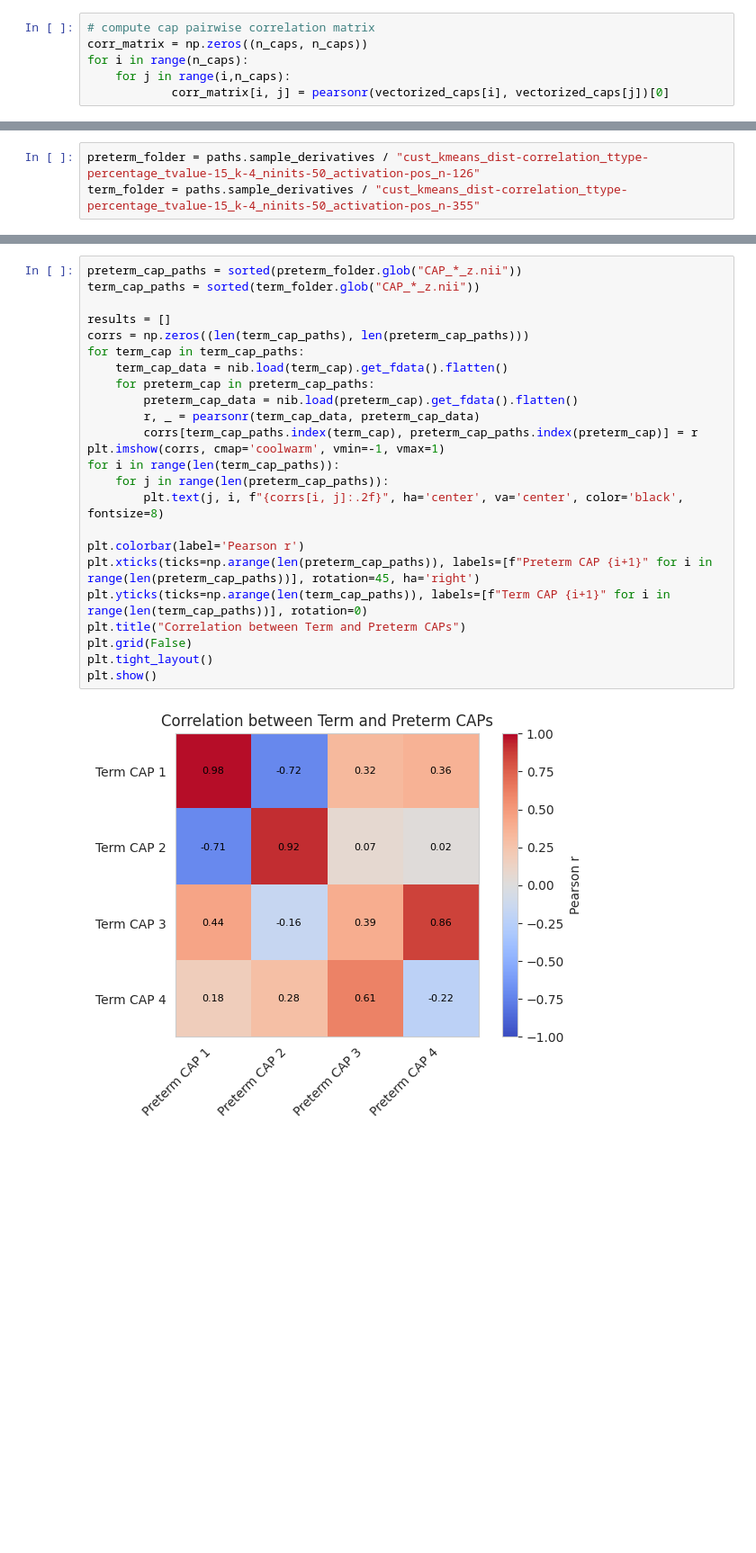
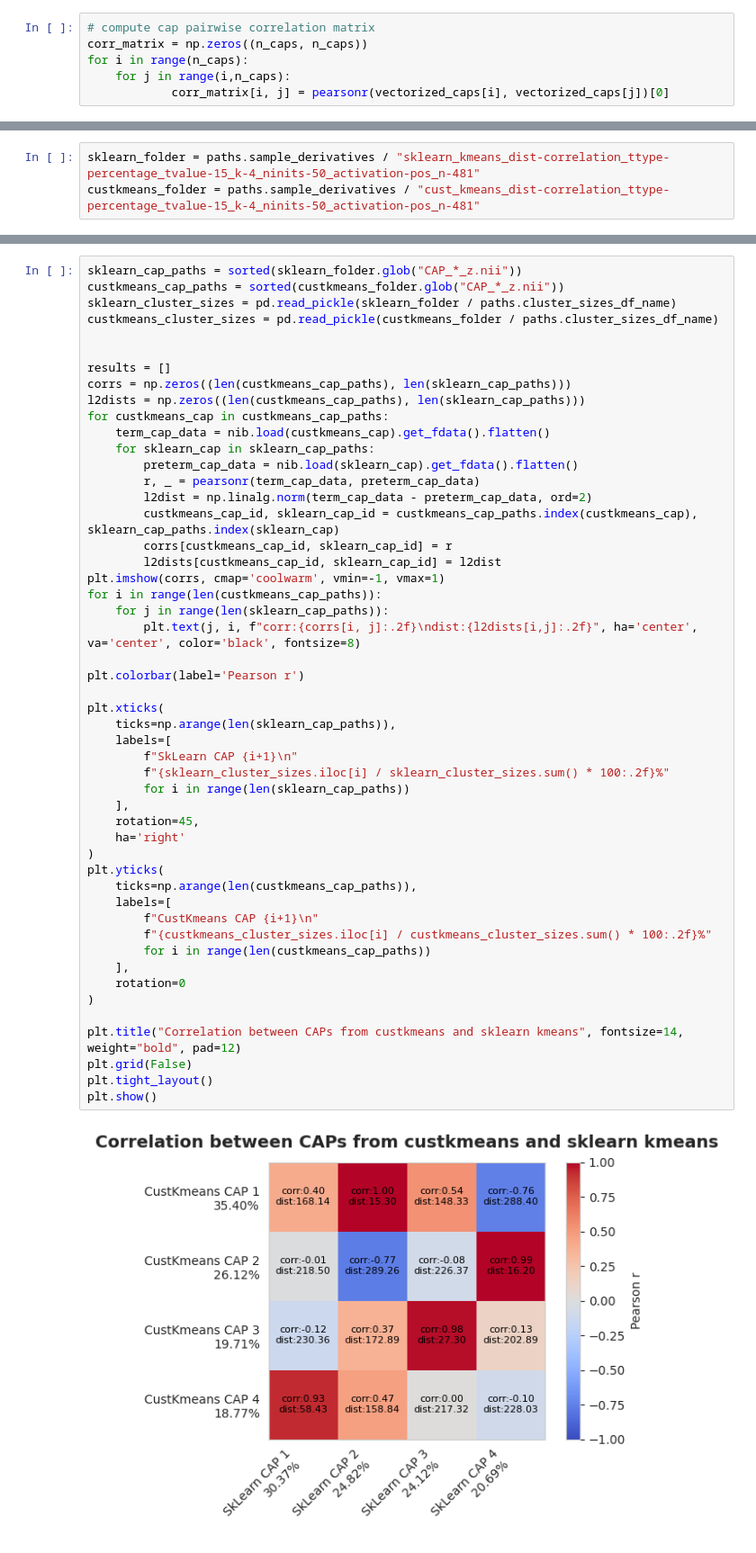
Before and after one commit to seb2o/devCAPs, a Jupyter notebook: src/compare_caps.ipynb, the cells around one changed output, grey strips where cells are left out. Shown at 90% size. Cells and saved outputs as stored; diff of their text form; blank space fills up the shorter version.

Commit message:
compare sklearn cap with l2 normalized samples with cust kmeans dist correlation

```diff
--- a/src/compare_caps.ipynb
+++ b/src/compare_caps.ipynb
@@ -60,5 +60,5 @@ plt.show()
 # %% [output]
 [figure]
 # %%
-preterm_folder = paths.sample_derivatives / "cust_kmeans_dist-correlation_ttype-percentage_tvalue-15_k-4_ninits-50_activation-pos_n-126"
-term_folder = paths.sample_derivatives / "cust_kmeans_dist-correlation_ttype-percentage_tvalue-15_k-4_ninits-50_activation-pos_n-355"
+sklearn_folder = paths.sample_derivatives / "sklearn_kmeans_dist-correlation_ttype-percentage_tvalue-15_k-4_ninits-50_activation-pos_n-481"
+custkmeans_folder = paths.sample_derivatives / "cust_kmeans_dist-correlation_ttype-percentage_tvalue-15_k-4_ninits-50_activation-pos_n-481"
@@ -95,29 +65,55 @@ CAP_04_z.nii vs CAP_04_z.nii: Pearson r = -0.2193, p-value = 0.0000e+00
 # %%
-preterm_cap_paths = sorted(preterm_folder.glob("CAP_*_z.nii"))
-term_cap_paths = sorted(term_folder.glob("CAP_*_z.nii"))
+sklearn_cap_paths = sorted(sklearn_folder.glob("CAP_*_z.nii"))
+custkmeans_cap_paths = sorted(custkmeans_folder.glob("CAP_*_z.nii"))
+sklearn_cluster_sizes = pd.read_pickle(sklearn_folder / paths.cluster_sizes_df_name)
+custkmeans_cluster_sizes = pd.read_pickle(custkmeans_folder / paths.cluster_sizes_df_name)
+
 
 results = []
-corrs = np.zeros((len(term_cap_paths), len(preterm_cap_paths)))
-for term_cap in term_cap_paths:
-    term_cap_data = nib.load(term_cap).get_fdata().flatten()
-    for preterm_cap in preterm_cap_paths:
-        preterm_cap_data = nib.load(preterm_cap).get_fdata().flatten()
+corrs = np.zeros((len(custkmeans_cap_paths), len(sklearn_cap_paths)))
+l2dists = np.zeros((len(custkmeans_cap_paths), len(sklearn_cap_paths)))
+for custkmeans_cap in custkmeans_cap_paths:
+    term_cap_data = nib.load(custkmeans_cap).get_fdata().flatten()
+    for sklearn_cap in sklearn_cap_paths:
+        preterm_cap_data = nib.load(sklearn_cap).get_fdata().flatten()
         r, _ = pearsonr(term_cap_data, preterm_cap_data)
-        corrs[term_cap_paths.index(term_cap), preterm_cap_paths.index(preterm_cap)] = r
+        l2dist = np.linalg.norm(term_cap_data - preterm_cap_data, ord=2)
+        custkmeans_cap_id, sklearn_cap_id = custkmeans_cap_paths.index(custkmeans_cap), sklearn_cap_paths.index(sklearn_cap)
+        corrs[custkmeans_cap_id, sklearn_cap_id] = r
+        l2dists[custkmeans_cap_id, sklearn_cap_id] = l2dist
 plt.imshow(corrs, cmap='coolwarm', vmin=-1, vmax=1)
-for i in range(len(term_cap_paths)):
-    for j in range(len(preterm_cap_paths)):
-        plt.text(j, i, f"{corrs[i, j]:.2f}", ha='center', va='center', color='black', fontsize=8)
+for i in range(len(custkmeans_cap_paths)):
+    for j in range(len(sklearn_cap_paths)):
+        plt.text(j, i, f"corr:{corrs[i, j]:.2f}\ndist:{l2dists[i,j]:.2f}", ha='center', va='center', color='black', fontsize=8)
 
 plt.colorbar(label='Pearson r')
-plt.xticks(ticks=np.arange(len(preterm_cap_paths)), labels=[f"Preterm CAP {i+1}" for i in range(len(preterm_cap_paths))], rotation=45, ha='right')
-plt.yticks(ticks=np.arange(len(term_cap_paths)), labels=[f"Term CAP {i+1}" for i in range(len(term_cap_paths))], rotation=0)
-plt.title("Correlation between Term and Preterm CAPs")
+
+plt.xticks(
+    ticks=np.arange(len(sklearn_cap_paths)),
+    labels=[
+        f"SkLearn CAP {i+1}\n"
+        f"{sklearn_cluster_sizes.iloc[i] / sklearn_cluster_sizes.sum() * 100:.2f}%"
+        for i in range(len(sklearn_cap_paths))
+    ],
+    rotation=45,
+    ha='right'
+)
+plt.yticks(
+    ticks=np.arange(len(custkmeans_cap_paths)),
+    labels=[
+        f"CustKmeans CAP {i+1}\n"
+        f"{custkmeans_cluster_sizes.iloc[i] / custkmeans_cluster_sizes.sum() * 100:.2f}%"
+        for i in range(len(custkmeans_cap_paths))
+    ],
+    rotation=0
+)
+
+plt.title("Correlation between CAPs from custkmeans and sklearn kmeans", fontsize=14, weight="bold", pad=12)
 plt.grid(False)
 plt.tight_layout()
 plt.show()
 # %% [output]
-[figure, old version]
+[figure, new version]
 # %%
 import matplotlib.pyplot as plt
 from nilearn import plotting
```
Also changed, not shown: parts of 2 cells of this notebook.
